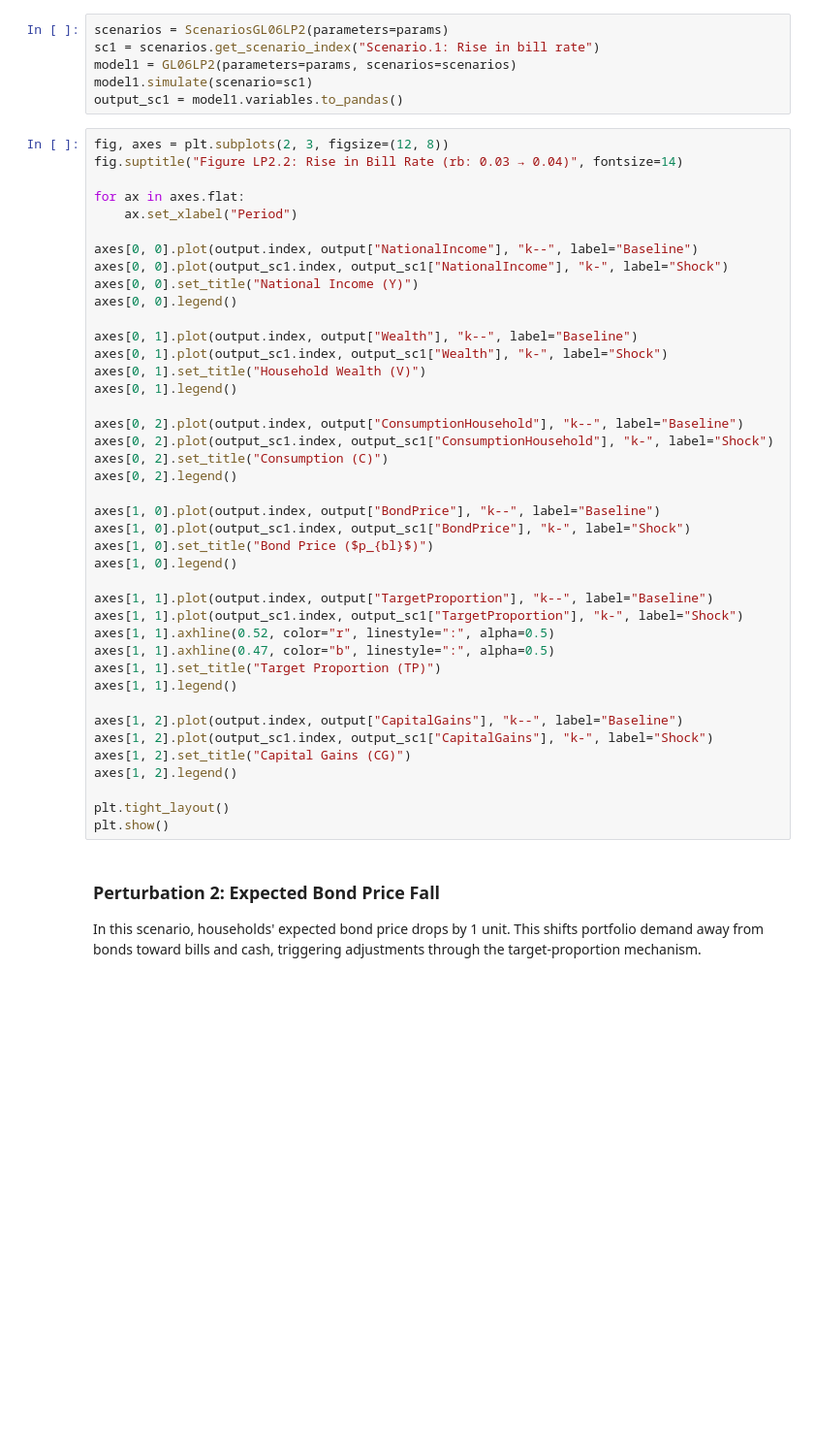
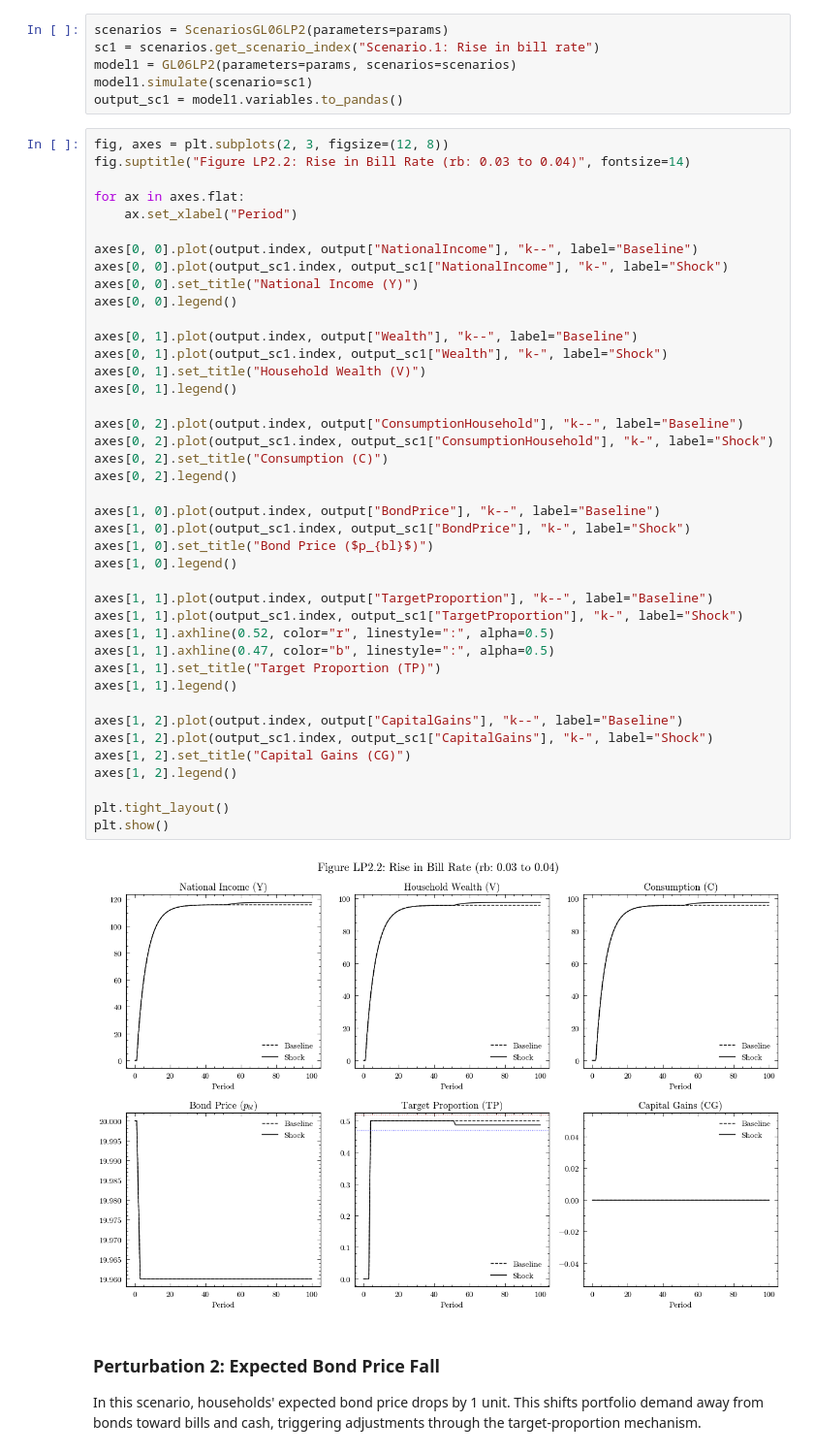
Before and after one commit to KarlNaumann/MacroStat, a Jupyter notebook: docs/models/GL06/GL06LP2.ipynb, the cells around one changed output. Shown at 97% size. Cells and saved outputs as stored; diff of their text form; blank space fills up the shorter version.

```diff
--- a/docs/models/GL06/GL06LP2.ipynb
+++ b/docs/models/GL06/GL06LP2.ipynb
@@ -146,7 +151,7 @@ model1.simulate(scenario=sc1)
 output_sc1 = model1.variables.to_pandas()
 # %%
 fig, axes = plt.subplots(2, 3, figsize=(12, 8))
-fig.suptitle("Figure LP2.2: Rise in Bill Rate (rb: 0.03 → 0.04)", fontsize=14)
+fig.suptitle("Figure LP2.2: Rise in Bill Rate (rb: 0.03 to 0.04)", fontsize=14)
 
 for ax in axes.flat:
     ax.set_xlabel("Period")
@@ -158,33 +163,35 @@ axes[0, 0].legend()
 
 axes[0, 1].plot(output.index, output["Wealth"], "k--", label="Baseline")
 axes[0, 1].plot(output_sc1.index, output_sc1["Wealth"], "k-", label="Shock")
 axes[0, 1].set_title("Household Wealth (V)")
 axes[0, 1].legend()
 
 axes[0, 2].plot(output.index, output["ConsumptionHousehold"], "k--", label="Baseline")
 axes[0, 2].plot(output_sc1.index, output_sc1["ConsumptionHousehold"], "k-", label="Shock")
 axes[0, 2].set_title("Consumption (C)")
 axes[0, 2].legend()
 
 axes[1, 0].plot(output.index, output["BondPrice"], "k--", label="Baseline")
 axes[1, 0].plot(output_sc1.index, output_sc1["BondPrice"], "k-", label="Shock")
 axes[1, 0].set_title("Bond Price ($p_{bl}$)")
 axes[1, 0].legend()
 
 axes[1, 1].plot(output.index, output["TargetProportion"], "k--", label="Baseline")
 axes[1, 1].plot(output_sc1.index, output_sc1["TargetProportion"], "k-", label="Shock")
 axes[1, 1].axhline(0.52, color="r", linestyle=":", alpha=0.5)
 axes[1, 1].axhline(0.47, color="b", linestyle=":", alpha=0.5)
 axes[1, 1].set_title("Target Proportion (TP)")
 axes[1, 1].legend()
 
 axes[1, 2].plot(output.index, output["CapitalGains"], "k--", label="Baseline")
 axes[1, 2].plot(output_sc1.index, output_sc1["CapitalGains"], "k-", label="Shock")
 axes[1, 2].set_title("Capital Gains (CG)")
 axes[1, 2].legend()
 
 plt.tight_layout()
 plt.show()
+# %% [output]
+[figure, added]
 # %% [markdown]
 ### Perturbation 2: Expected Bond Price Fall
 
```
Also changed, not shown: parts of 3 cells of this notebook, 3 other files.
